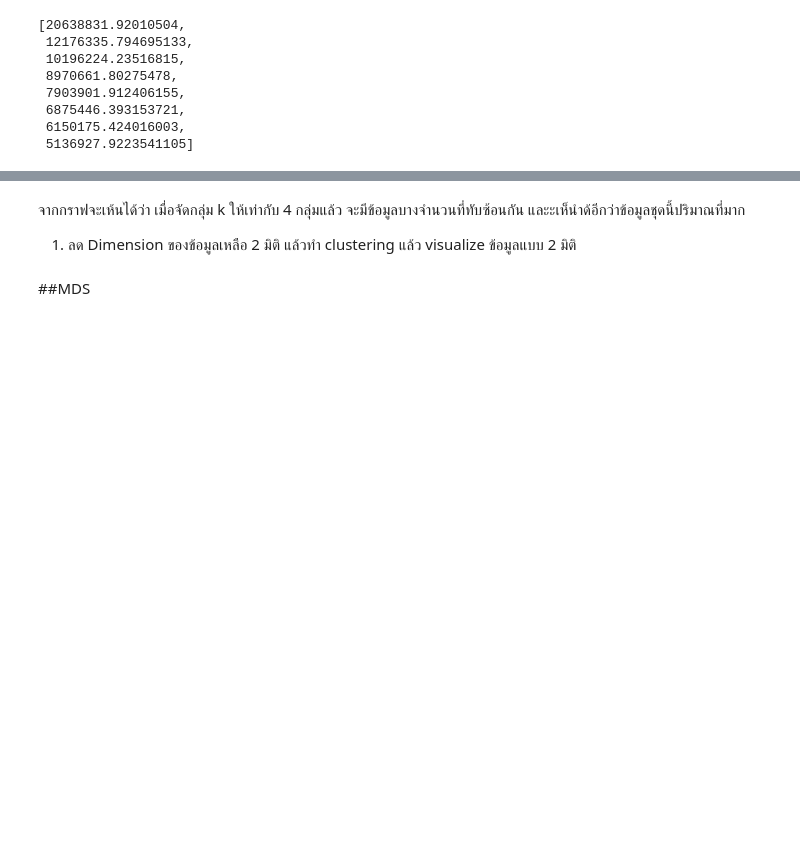
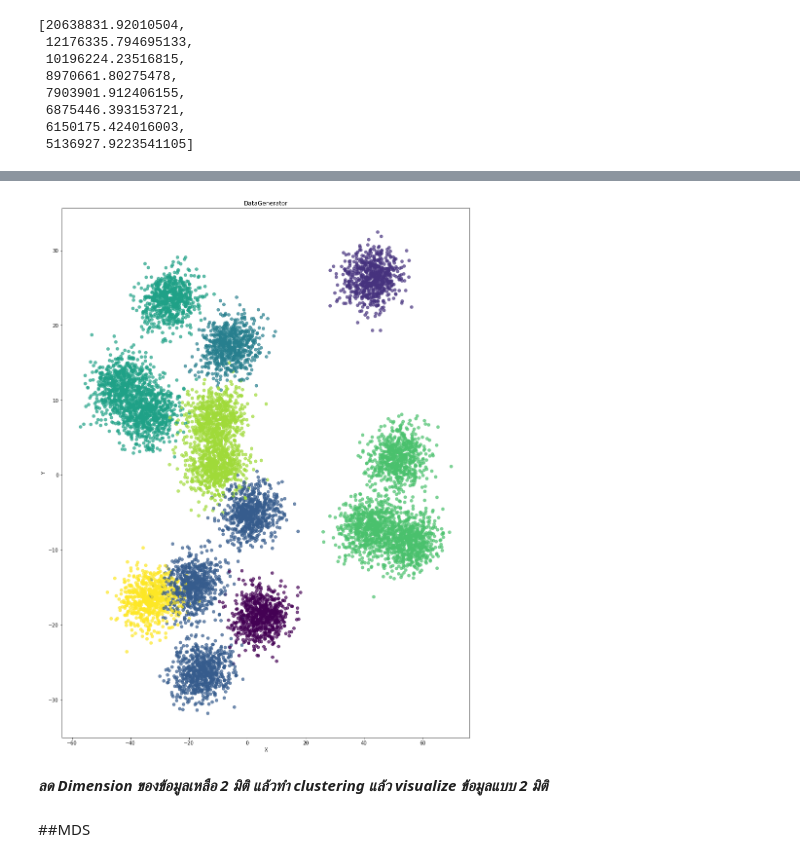
Before and after one commit to Thitichaya2000/multivariate, a Jupyter notebook: Multivariate_Exam.ipynb, the cells around one changed output, grey strips where cells are left out. Cells and saved outputs as stored; diff of their text form; code cells hidden in the pictures; blank space fills up the shorter version.

```diff
--- a/Multivariate_Exam.ipynb
+++ b/Multivariate_Exam.ipynb
@@ -215,7 +207,15 @@ plt.ylabel('Y');
+# %%
+kmeans = KMeans(n_clusters = 8,random_state=2021)
+kmeans.fit(Data)
+y = kmeans.predict(Data)
+plt.scatter(new_pca[:,0],new_pca[:,1],c=y,alpha=0.7)
+plt.title('DataGenerator')
+plt.xlabel('X')
+plt.ylabel('Y');
+# %% [output]
+[figure, added]
 # %% [markdown]
-จากกราฟจะเห้นได้ว่า เมื่อจัดกลุ่ม k ให้เท่ากับ 4 กลุ่มแล้ว จะมีข้อมูลบางจำนวนที่ทับซ้อนกัน และะเห็นำด้อีกว่าข้อมูลชุดนี้ปริมาณที่มาก
-
-1. ลด Dimension ของข้อมูลเหลือ 2 มิติ แล้วทำ clustering แล้ว visualize ข้อมูลแบบ 2 มิติ
+***ลด Dimension ของข้อมูลเหลือ 2 มิติ แล้วทำ clustering แล้ว visualize ข้อมูลแบบ 2 มิติ***
 # %% [markdown]
 ##MDS
 # %%
```
Also changed, not shown: parts of 16 cells of this notebook.
